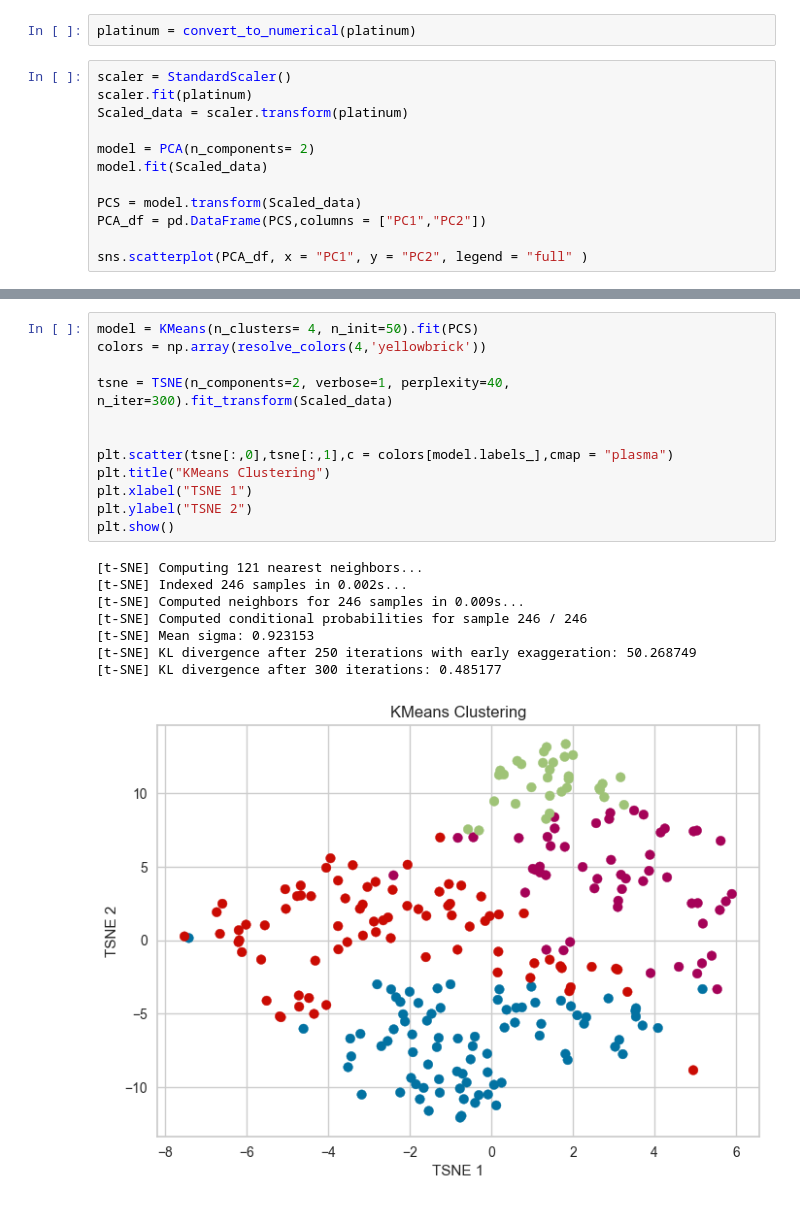
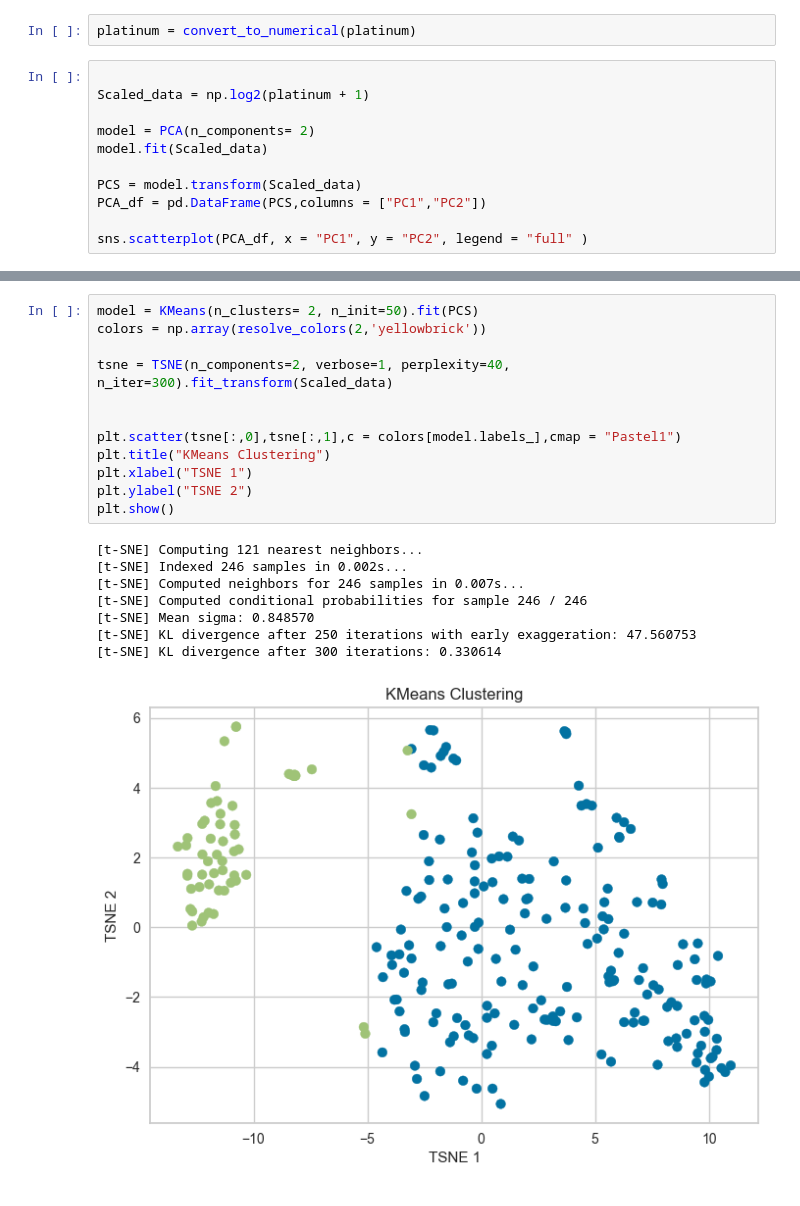
Before and after one commit to cookiebouquets/CHC-CyberPatriot-Scores-Analysis, a Jupyter notebook: analysis.ipynb, the cells around one changed output, grey strips where cells are left out. Cells and saved outputs as stored; diff of their text form.

```diff
--- a/analysis.ipynb
+++ b/analysis.ipynb
@@ -79,9 +79,8 @@ platinum.head()
 # %%
 platinum = convert_to_numerical(platinum)
 # %%
-scaler = StandardScaler()
-scaler.fit(platinum)
-Scaled_data = scaler.transform(platinum)
+
+Scaled_data = np.log2(platinum + 1)
 
 model = PCA(n_components= 2)
 model.fit(Scaled_data)
@@ -132,21 +131,21 @@ Text(0, 0.5, 'Inertia')
 # %%
-model = KMeans(n_clusters= 4, n_init=50).fit(PCS)
-colors = np.array(resolve_colors(4,'yellowbrick'))
+model = KMeans(n_clusters= 2, n_init=50).fit(PCS)
+colors = np.array(resolve_colors(2,'yellowbrick'))
 
 tsne = TSNE(n_components=2, verbose=1, perplexity=40, n_iter=300).fit_transform(Scaled_data)
 
 
-plt.scatter(tsne[:,0],tsne[:,1],c = colors[model.labels_],cmap = "plasma")
+plt.scatter(tsne[:,0],tsne[:,1],c = colors[model.labels_],cmap = "Pastel1")
 plt.title("KMeans Clustering")
 plt.xlabel("TSNE 1")
 plt.ylabel("TSNE 2")
 plt.show()
 # %% [output]
 [t-SNE] Computing 121 nearest neighbors...
 [t-SNE] Indexed 246 samples in 0.002s...
-[t-SNE] Computed neighbors for 246 samples in 0.009s...
+[t-SNE] Computed neighbors for 246 samples in 0.007s...
 [t-SNE] Computed conditional probabilities for sample 246 / 246
-[t-SNE] Mean sigma: 0.923153
-[t-SNE] KL divergence after 250 iterations with early exaggeration: 50.268749
-[t-SNE] KL divergence after 300 iterations: 0.485177
+[t-SNE] Mean sigma: 0.848570
+[t-SNE] KL divergence after 250 iterations with early exaggeration: 47.560753
+[t-SNE] KL divergence after 300 iterations: 0.330614
-[figure, old version]
+[figure, new version]
```
Also changed, not shown: parts of 4 cells of this notebook.
